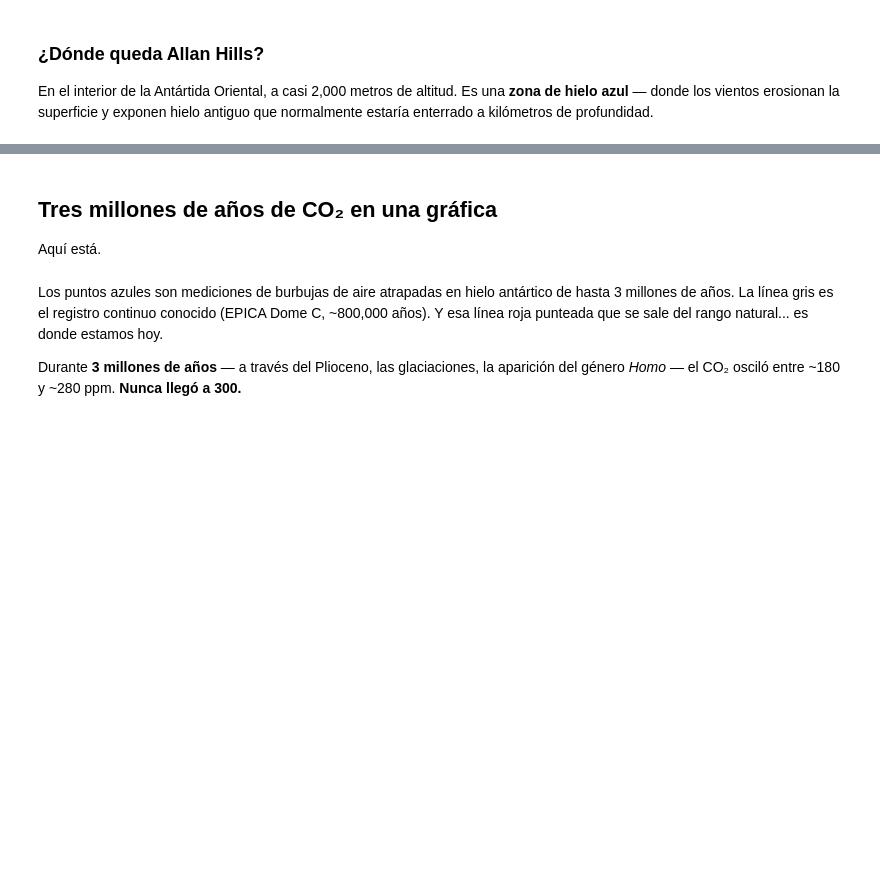
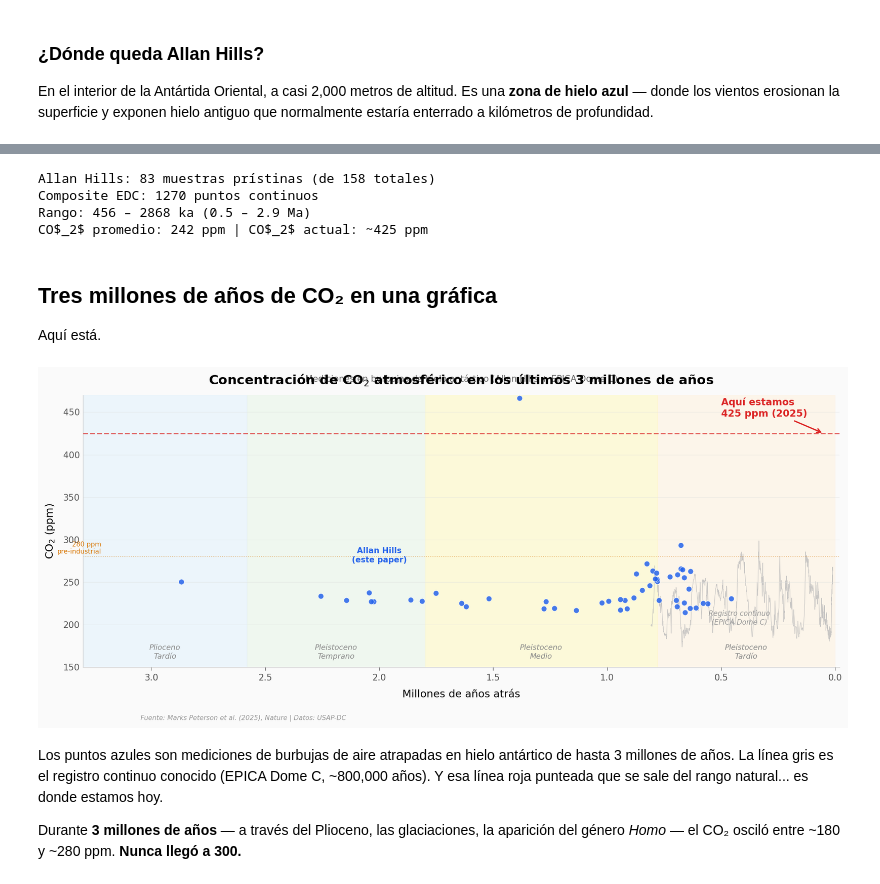
Before and after one commit to Ciencia-a-Mordiscos/lab, a Jupyter notebook: papers/2026-03-23-co2-estable-3-millones-anos/notebook.ipynb, the cells around one changed output, grey strips where cells are left out. Saved outputs shown, nothing was run; the diff lists cells and outputs as text; code cells hidden in the pictures; blank space fills up the shorter version.

```diff
--- a/papers/2026-03-23-co2-estable-3-millones-anos/notebook.ipynb
+++ b/papers/2026-03-23-co2-estable-3-millones-anos/notebook.ipynb
@@ -72,4 +74,11 @@ plt.show()
 # %%
+# ══════════════════════════════════════════════════════════════
+# Configuración — modifica estos valores para explorar
+# ══════════════════════════════════════════════════════════════
+CO2_ACTUAL = 425           # ppm (2025)
+CO2_PREINDUSTRIAL = 280    # ppm
+FUENTE = 'Fuente: Marks Peterson et al. (2025), Nature | Datos: USAP-DC'
+
 import pandas as pd
 import matplotlib.pyplot as plt
 import matplotlib.ticker as ticker
@@ -105,7 +114,12 @@ pristine = allan_hills[allan_hills['excluded'] == 0].copy()
 print(f'Allan Hills: {len(pristine)} muestras prístinas (de {len(allan_hills)} totales)')
 print(f'Composite EDC: {len(composite)} puntos continuos')
 print(f'Rango: {pristine["age_ka"].min():.0f} – {pristine["age_ka"].max():.0f} ka ({pristine["age_ka"].min()/1000:.1f} – {pristine["age_ka"].max()/1000:.1f} Ma)')
-print(f'CO$_2$ promedio: {pristine["co2_mean_ppm"].dropna().mean():.0f} ppm | CO$_2$ actual: ~425 ppm')
+print(f'CO$_2$ promedio: {pristine["co2_mean_ppm"].dropna().mean():.0f} ppm | CO$_2$ actual: ~{CO2_ACTUAL} ppm')
+# %% [output]
+Allan Hills: 83 muestras prístinas (de 158 totales)
+Composite EDC: 1270 puntos continuos
+Rango: 456 – 2868 ka (0.5 – 2.9 Ma)
+CO$_2$ promedio: 242 ppm | CO$_2$ actual: ~425 ppm
 # %% [markdown]
 ## Tres millones de años de CO₂ en una gráfica
 
@@ -132,37 +146,42 @@ ax.text(0.42, 200, 'Registro continuo\n(EPICA Dome C)', fontsize=8,
         color='#999999', ha='center', style='italic')
 
 # --- Allan Hills (datos nuevos del paper) ---
 ah = pristine.dropna(subset=['co2_mean_ppm'])
 ax.scatter(ah['age_ka'] / 1000, ah['co2_mean_ppm'],
            color='#2563EB', s=40, alpha=0.85, zorder=5,
            edgecolors='white', linewidths=0.5)
 ax.text(2.0, 273, 'Allan Hills\n(este paper)', fontsize=9,
         color='#2563EB', fontweight='bold', ha='center')
 
 # --- Nivel pre-industrial ---
-ax.axhline(y=280, color='#D97706', linewidth=0.8, linestyle=':', alpha=0.5, zorder=2)
-ax.text(3.22, 282, '280 ppm\npre-industrial', fontsize=7.5,
+ax.axhline(y=CO2_PREINDUSTRIAL, color='#D97706', linewidth=0.8, linestyle=':', alpha=0.5, zorder=2)
+ax.text(3.22, 282, f'{CO2_PREINDUSTRIAL} ppm\npre-industrial', fontsize=7.5,
         color='#D97706', va='bottom', ha='right')
 
 # --- CO$_2$ actual con flecha ---
-ax.axhline(y=425, color='#DC2626', linewidth=1.5, linestyle='--', alpha=0.7, zorder=3)
-ax.annotate('Aquí estamos\n425 ppm (2025)', xy=(0.05, 425),
+ax.axhline(y=CO2_ACTUAL, color='#DC2626', linewidth=1.5, linestyle='--', alpha=0.7, zorder=3)
+ax.annotate(f'Aquí estamos\n{CO2_ACTUAL} ppm (2025)', xy=(0.05, 425),
             xytext=(0.5, 445), fontsize=11, fontweight='bold', color='#DC2626',
             arrowprops=dict(arrowstyle='->', color='#DC2626', lw=1.5),
             zorder=6)
 
 # --- Configuración ---
 ax.set_xlabel('Millones de años atrás', fontsize=12)
 ax.set_ylabel('CO$_2$ (ppm)', fontsize=12)
 ax.set_title('Concentración de CO$_2$ atmosférico en los últimos 3 millones de años',
              fontsize=15, fontweight='bold', pad=12)
+ax.text(0.5, 1.05, 'Mediciones en burbujas de hielo antártico (Allan Hills + EPICA Dome C)',
+        transform=ax.transAxes, fontsize=10, color='#666666', ha='center')
 ax.set_xlim(-0.02, 3.3)
 ax.set_ylim(150, 470)
 ax.invert_xaxis()
 
 plt.tight_layout()
+fig.text(0.13, -0.03, FUENTE, fontsize=7.5, color='#999999', style='italic')
 plt.savefig('figuras/co2_3_millones_anos.png', dpi=200, bbox_inches='tight')
 plt.show()
+# %% [output]
+[figure, added]
 # %% [markdown]
 Los puntos azules son mediciones de burbujas de aire atrapadas en hielo antártico de hasta 3 millones de años. La línea gris es el registro continuo conocido (EPICA Dome C, ~800,000 años). Y esa línea roja punteada que se sale del rango natural... es donde estamos hoy.
 
```
Also changed, not shown: parts of 5 cells of this notebook, 6 other files.
